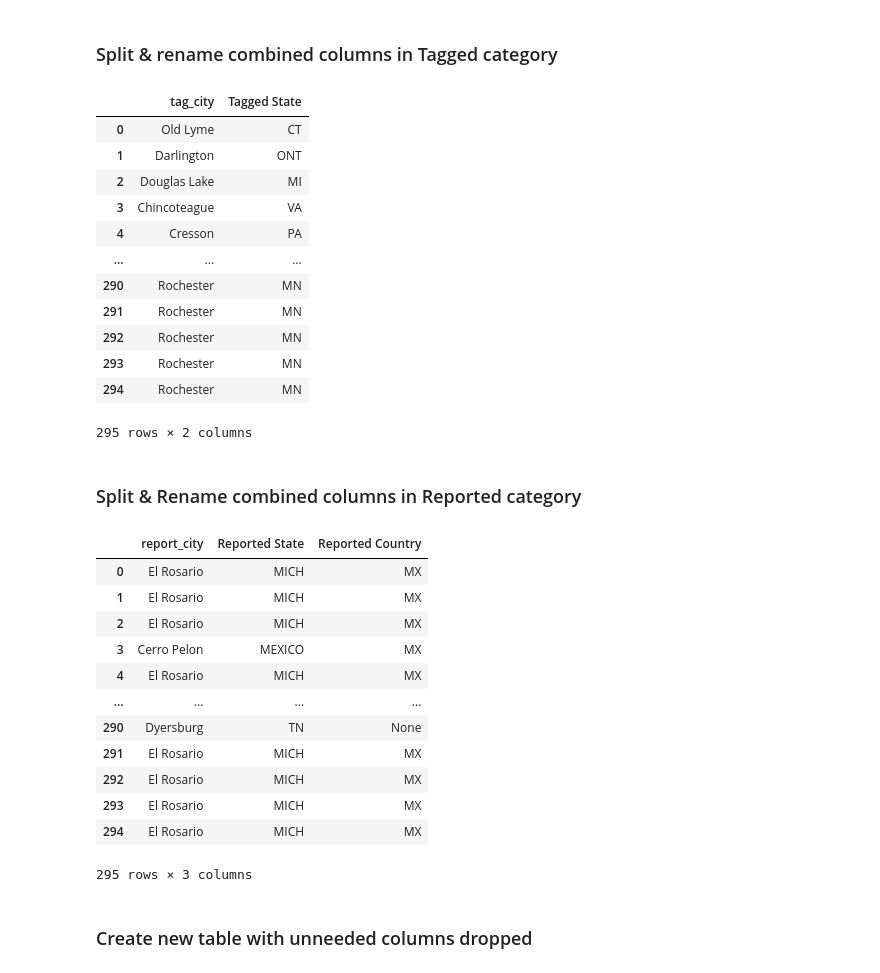
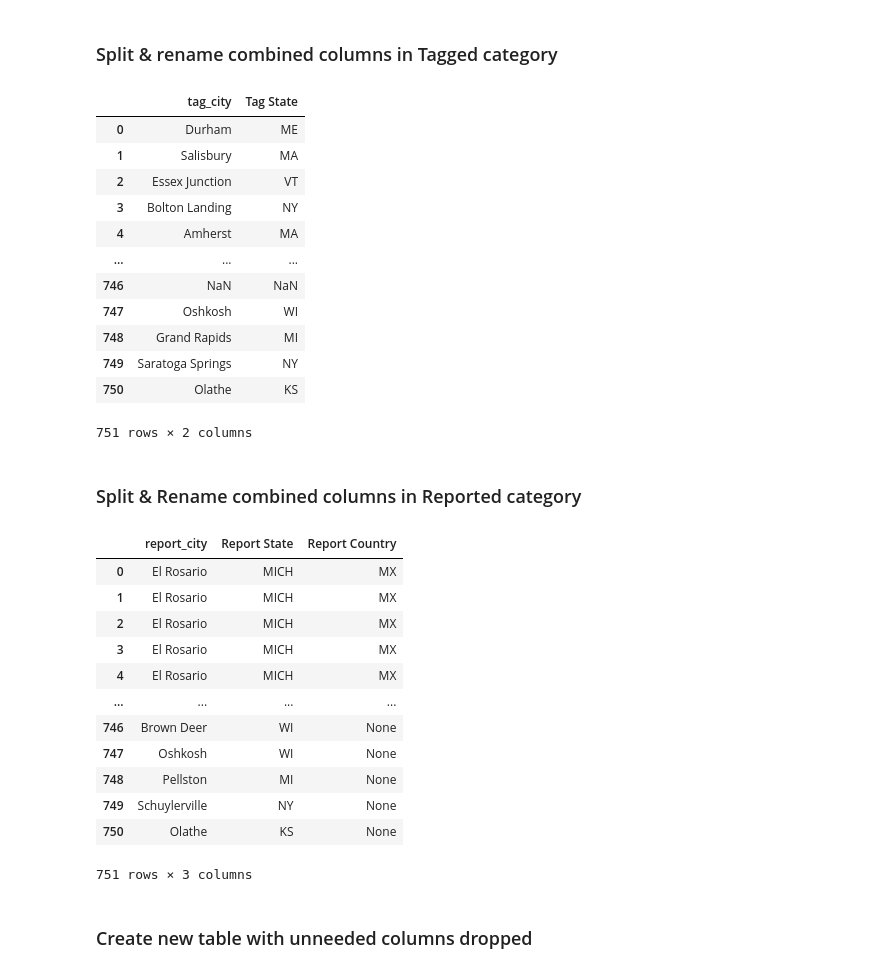
Before and after one commit to ArinkB/Monarchs, a Jupyter notebook: Data/Monarchs_1999_cleanup.ipynb, the cells around one changed output. Drawn from its saved outputs; the diff is of its cells as text; code cells hidden in the pictures.

```diff
--- a/Data/Monarchs_1999_cleanup.ipynb
+++ b/Data/Monarchs_1999_cleanup.ipynb
@@ -60,3 +57,0 @@ df
-# %%
-df.rename(columns={'Tag Date': 'Tagged Date', 'Report Date': 'Reported Date'}, inplace=True)
-df
@@ -78,42 +59,42 @@ df
 ### Split & rename combined columns in Tagged category
 # %%
 df2 = df['Tag City, State'].str.split(', ', expand=True)
-df2.columns = ['tag_city', 'Tagged State']
+df2.columns = ['tag_city', 'Tag State']
 df2
 # %% [output]
-|  | tag_city | Tagged State |
-| 0 | Old Lyme | CT |
-| 1 | Darlington | ONT |
-| 2 | Douglas Lake | MI |
-| 3 | Chincoteague | VA |
-| 4 | Cresson | PA |
+|  | tag_city | Tag State |
+| 0 | Durham | ME |
+| 1 | Salisbury | MA |
+| 2 | Essex Junction | VT |
+| 3 | Bolton Landing | NY |
+| 4 | Amherst | MA |
 | ... | ... | ... |
-| 290 | Rochester | MN |
-| 291 | Rochester | MN |
-| 292 | Rochester | MN |
-| 293 | Rochester | MN |
-| 294 | Rochester | MN |
+| 746 | NaN | NaN |
+| 747 | Oshkosh | WI |
+| 748 | Grand Rapids | MI |
+| 749 | Saratoga Springs | NY |
+| 750 | Olathe | KS |
-295 rows × 2 columns
+751 rows × 2 columns
 # %% [markdown]
 ### Split & Rename combined columns in Reported category
 # %%
 df3 = df['Report Location'].str.split(', ', expand=True)
-df3.columns = ['report_city', 'Reported State', 'Reported Country']
+df3.columns = ['report_city', 'Report State', 'Report Country']
 df3
 # %% [output]
-|  | report_city | Reported State | Reported Country |
+|  | report_city | Report State | Report Country |
 | 0 | El Rosario | MICH | MX |
 | 1 | El Rosario | MICH | MX |
 | 2 | El Rosario | MICH | MX |
-| 3 | Cerro Pelon | MEXICO | MX |
+| 3 | El Rosario | MICH | MX |
 | 4 | El Rosario | MICH | MX |
 | ... | ... | ... | ... |
-| 290 | Dyersburg | TN | None |
-| 291 | El Rosario | MICH | MX |
-| 292 | El Rosario | MICH | MX |
-| 293 | El Rosario | MICH | MX |
-| 294 | El Rosario | MICH | MX |
+| 746 | Brown Deer | WI | None |
+| 747 | Oshkosh | WI | None |
+| 748 | Pellston | MI | None |
+| 749 | Schuylerville | NY | None |
+| 750 | Olathe | KS | None |
-295 rows × 3 columns
+751 rows × 3 columns
 # %% [markdown]
 ### Create new table with unneeded columns dropped
 # %%
```
Also changed, not shown: parts of 12 cells of this notebook, 8 other files.
